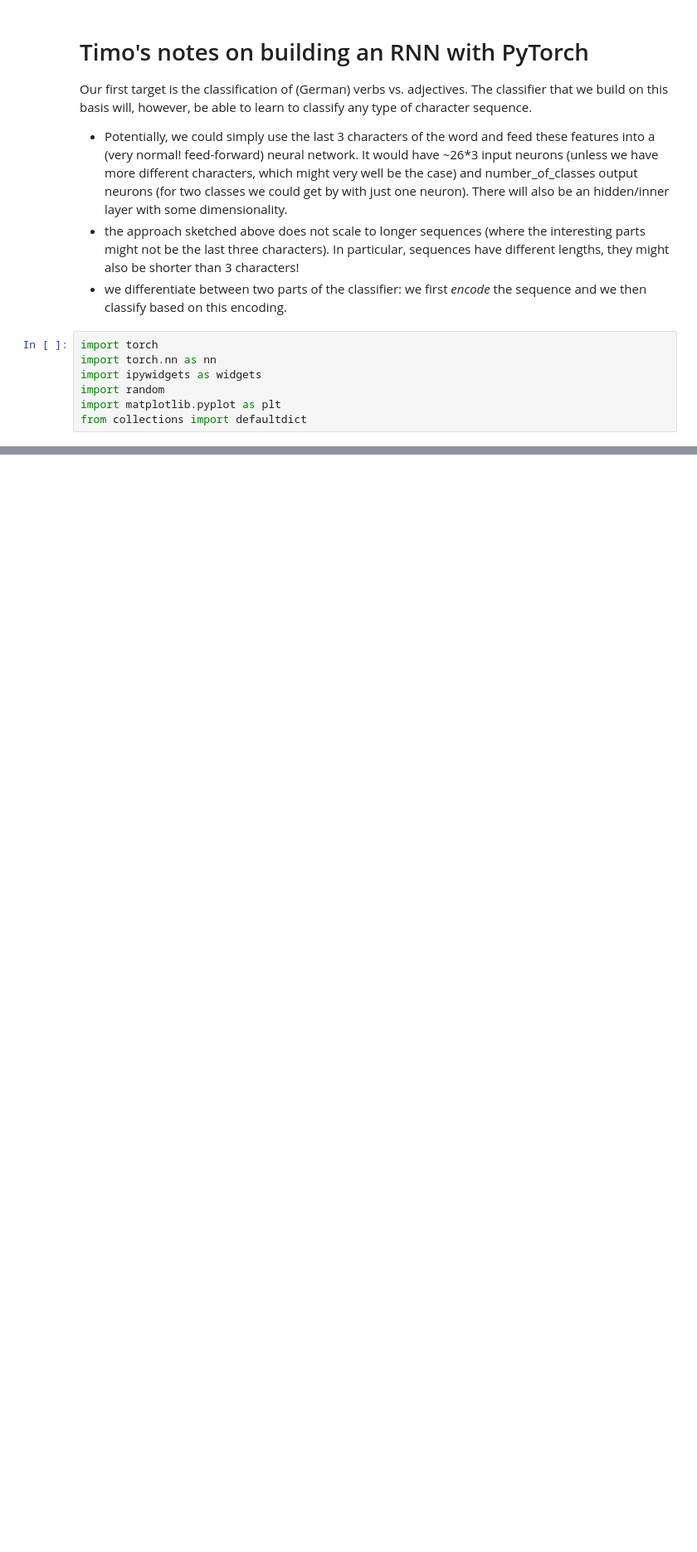
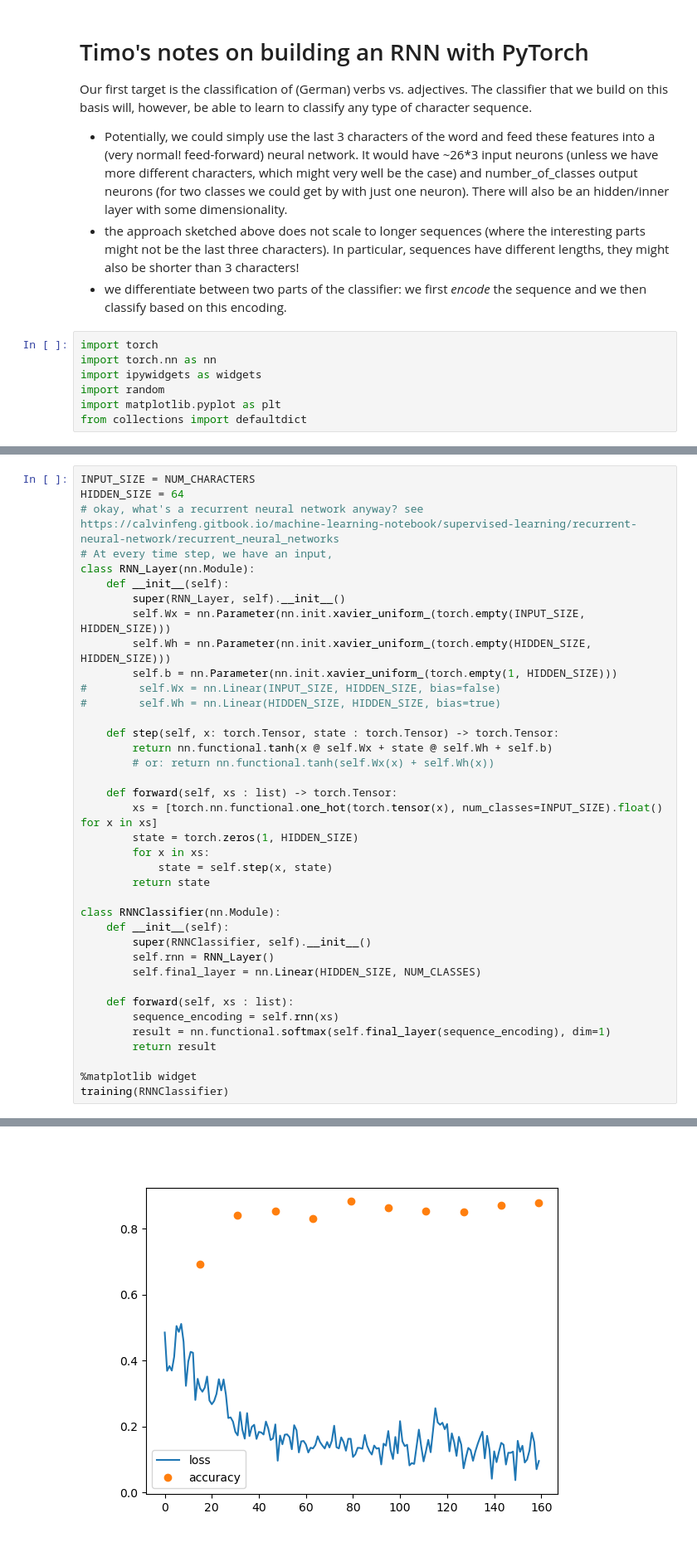
Before and after one commit to timobaumann/fobi-neuronale-netze, a Jupyter notebook: RNN.ipynb, the cells around one changed output, grey strips where cells are left out. Shown: that part at 83% size. Cells and saved outputs as stored; diff of their text form; blank space fills up the shorter version.

```diff
--- a/RNN.ipynb
+++ b/RNN.ipynb
@@ -154,0 +132,39 @@ Classifier(
+# %%
+INPUT_SIZE = NUM_CHARACTERS
+HIDDEN_SIZE = 64
+# okay, what's a recurrent neural network anyway? see https://calvinfeng.gitbook.io/machine-learning-notebook/supervised-learning/recurrent-neural-network/recurrent_neural_networks
+# At every time step, we have an input,
+class RNN_Layer(nn.Module):
+    def __init__(self):
+        super(RNN_Layer, self).__init__()
+        self.Wx = nn.Parameter(nn.init.xavier_uniform_(torch.empty(INPUT_SIZE, HIDDEN_SIZE)))
+        self.Wh = nn.Parameter(nn.init.xavier_uniform_(torch.empty(HIDDEN_SIZE, HIDDEN_SIZE)))
+        self.b = nn.Parameter(nn.init.xavier_uniform_(torch.empty(1, HIDDEN_SIZE)))
+#        self.Wx = nn.Linear(INPUT_SIZE, HIDDEN_SIZE, bias=false)
+#        self.Wh = nn.Linear(HIDDEN_SIZE, HIDDEN_SIZE, bias=true)
+
+    def step(self, x: torch.Tensor, state : torch.Tensor) -> torch.Tensor:
+        return nn.functional.tanh(x @ self.Wx + state @ self.Wh + self.b)
+        # or: return nn.functional.tanh(self.Wx(x) + self.Wh(x))
+
+    def forward(self, xs : list) -> torch.Tensor:
+        xs = [torch.nn.functional.one_hot(torch.tensor(x), num_classes=INPUT_SIZE).float() for x in xs]
+        state = torch.zeros(1, HIDDEN_SIZE)
+        for x in xs:
+            state = self.step(x, state)
+        return state
+
+class RNNClassifier(nn.Module):
+    def __init__(self):
+        super(RNNClassifier, self).__init__()
+        self.rnn = RNN_Layer()
+        self.final_layer = nn.Linear(HIDDEN_SIZE, NUM_CLASSES)
+
+    def forward(self, xs : list):
+        sequence_encoding = self.rnn(xs)
+        result = nn.functional.softmax(self.final_layer(sequence_encoding), dim=1)
+        return result
+
+%matplotlib widget
+training(RNNClassifier)
+# %% [output]
@@ -155 +185,2 @@ Classifier(
+[figure, added]
 # %%
```
Also changed, not shown: parts of 10 cells of this notebook, 1 other file.
